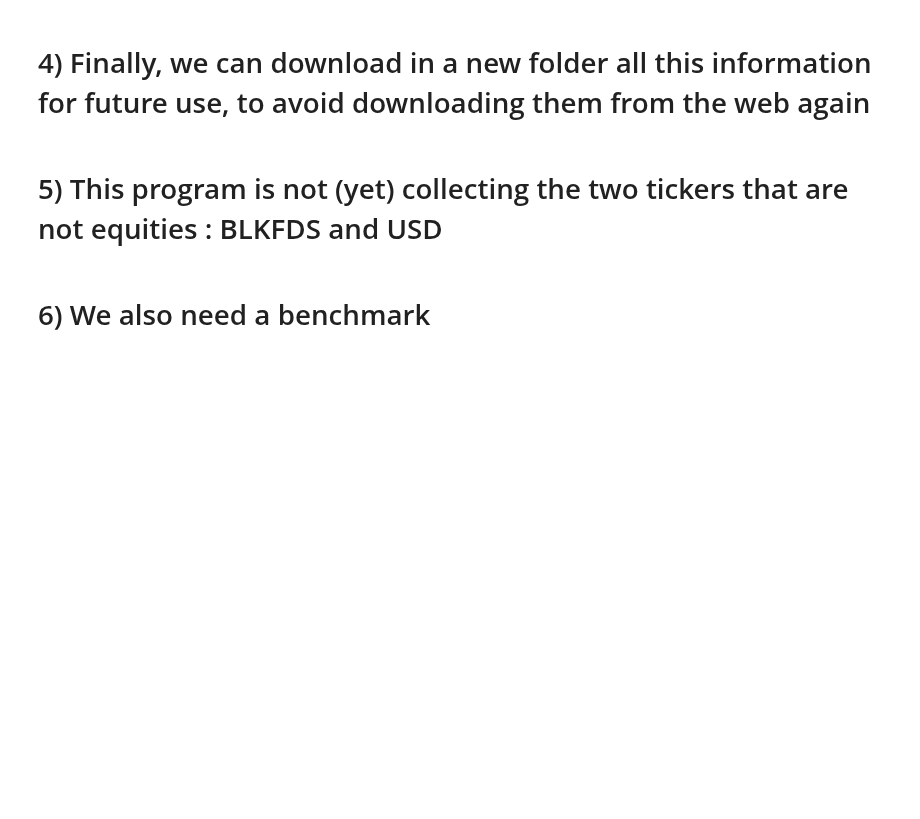
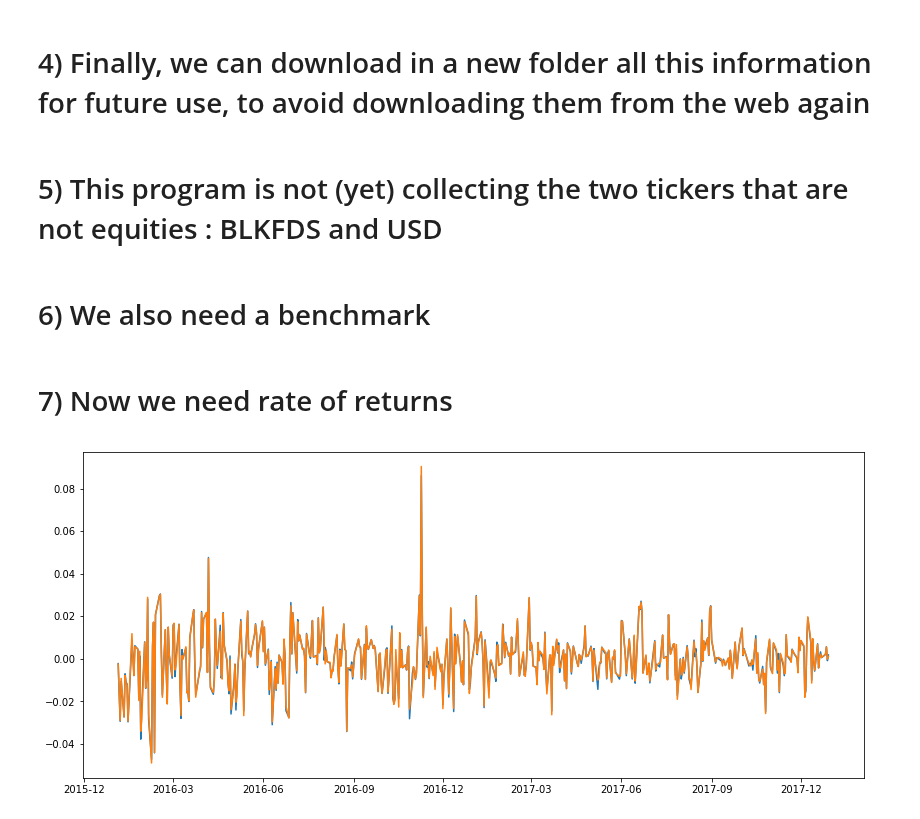
Before and after one commit to DLColumbia/DeepLearning_for_finance, a Jupyter notebook: Quandl Basics.ipynb, the cells around one changed output. Cells and saved outputs as stored; diff of their text form; code cells hidden in the pictures; blank space fills up the shorter version.

```diff
--- a/Quandl Basics.ipynb
+++ b/Quandl Basics.ipynb
@@ -175,3 +177,36 @@ benchmark1 = web.DataReader(symbol, 'yahoo' , start_date ,end_date)
 # Here the benchmark is iShares Nasdaq Biotechnology ETF
 symbol='IBB'
 benchmark2 = web.DataReader(symbol, 'yahoo' , start_date ,end_date)
+# %% [markdown]
+# 7) Now we need rate of returns
+# %%
+def rateOfReturn(df,frequency,column):
+    # Frequency must be 'daily' or 'weekly'
+    # Column has to be a column of the dataframe (ie 'Open')
+
+    # Making sure dataframe is well sorted
+    df_sorted = df.sort_index( ascending = True )
+
+    if frequency == 'daily':
+        df_shifted = df_sorted.shift(1)
+        rate_of_returns = (df_sorted - df_shifted) / df_shifted
+        rate_of_returns = rate_of_returns.drop(rate_of_returns.index[0])
+    elif frequency == 'weekly':
+        # So far gives daily!
+        df_shifted = df_sorted.shift(1)
+        rate_of_returns = (df_sorted - df_shifted) / df_shifted
+        rate_of_returns = rate_of_returns.drop(rate_of_returns.index[0])
+    else:
+        print('error, frenquency was not \'daily\' or \'weekly\'')
+        return None
+    return rate_of_returns
+# %%
+df_ror_1 = rateOfReturn(benchmark1,'daily','High')
+df_ror_2 = rateOfReturn(benchmark2,'daily','High')
+# %%
+plt.plot(df_ror_1['High'])
+plt.hold
+plt.plot(df_ror_2['High'])
+plt.show;
+# %% [output]
+[figure, added]
```
Also changed, not shown: parts of 2 cells of this notebook.
